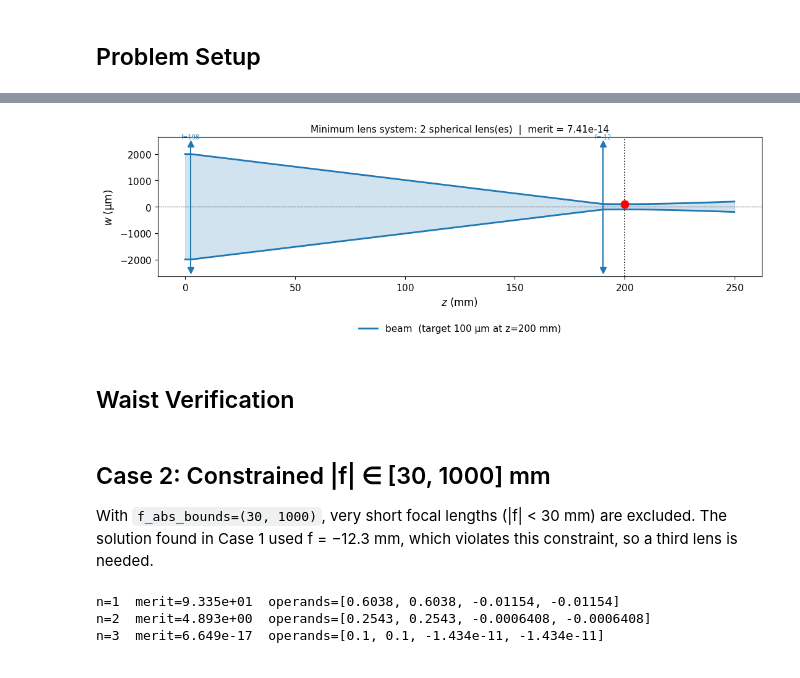
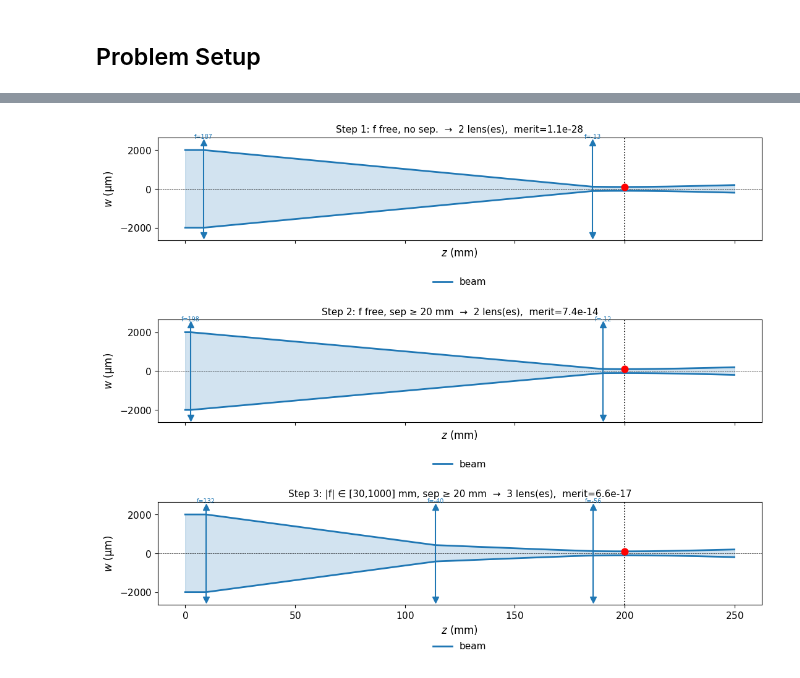
Before and after one commit to akihiko-shimura/gbeampro, a Jupyter notebook: gbeampro/examples/minimum_lens_system.ipynb, the cells around one changed output, grey strips where cells are left out. Drawn from its saved outputs; the diff is of its cells as text; code cells hidden in the pictures.

```diff
--- a/gbeampro/examples/minimum_lens_system.ipynb
+++ b/gbeampro/examples/minimum_lens_system.ipynb
@@ -134,0 +216,13 @@ Operand summary:
+# %%
+print(f"{'Step':<6}  {'Constraint':<42}  {'N':>4}  {'merit':>10}")
+print('-' * 68)
+for step, desc, n, res in [
+    ('1', 'f ∈ (−10000, 10000), no sep.',       n1, r1),
+    ('2', 'f ∈ (−10000, 10000), sep ≥ 20 mm',  n2, r2),
+    ('3', '|f| ∈ [30, 1000] mm, sep ≥ 20 mm',  n3, r3),
+]:
+    print(f'{step:<6}  {desc:<42}  {n:>4}  {res.merit:>10.2e}')
+
+print()
+print('Step 3 (most realistic) system:')
+print(sx3.summary(beam))
@@ -135,37 +247,19 @@ Operand summary:
 # %%
-# Build system extended past z_target to visualize the waist
 Z_END = Z_TARGET + 50
-sx, sy = build_xy_systems(beam, result.specs, Z_END)
-traj = sx.trace(beam, dz=0.5)
+fig, axes = plt.subplots(3, 1, figsize=(11, 9), sharex=True)
 
-fig, ax = plt.subplots(figsize=(11, 4))
-gplot.plot_system(sx, traj, ax, label=f'beam  (target {W_TARGET*1e3:.0f} µm at z={Z_TARGET:.0f} mm)')
-ax.axvline(Z_TARGET, color='k', ls=':', lw=1.2, label=f'z = {Z_TARGET:.0f} mm')
-ax.scatter([Z_TARGET], [W_TARGET * 1e3], color='r', zorder=6, s=80, label='target waist')
-ax.set_title(f'Minimum lens system: {n_min} spherical lens(es)  |  merit = {result.merit:.2e}')
+for ax, (res, n, label) in zip(axes, [
+    (r1, n1, 'Step 1: f free, no sep.'),
+    (r2, n2, 'Step 2: f free, sep ≥ 20 mm'),
+    (r3, n3, 'Step 3: |f| ∈ [30,1000] mm, sep ≥ 20 mm'),
+]):
+    sx, _ = build_xy_systems(beam, res.specs, Z_END)
+    traj = sx.trace(beam, dz=0.5)
+    gplot.plot_system(sx, traj, ax, label='beam')
+    ax.axvline(Z_TARGET, color='k', ls=':', lw=1.2)
+    ax.scatter([Z_TARGET], [W_TARGET*1e3], color='r', zorder=6, s=60, label='target')
+    ax.set_title(f'{label}  →  {n} lens(es),  merit={res.merit:.1e}')
+
 plt.tight_layout()
 # %% [output]
-[figure, old version]
+[figure, new version]
-# %% [markdown]
-## Waist Verification
-# %% [markdown]
-## Case 2: Constrained |f| ∈ [30, 1000] mm
-
-With `f_abs_bounds=(30, 1000)`, very short focal lengths (|f| < 30 mm) are excluded.
-The solution found in Case 1 used f = −12.3 mm, which violates this constraint,
-so a third lens is needed.
-# %%
-result2, n_min2 = find_minimum_system(
-    beam, operands,
-    lens_type='spherical',
-    max_lenses=5,
-    merit_threshold=1e-3,
-    min_lens_sep_mm=20.0,
-    f_abs_bounds=(30, 1000),
-    algorithm='de',
-    verbose=True,
-)
-# %% [output]
-n=1  merit=9.335e+01  operands=[0.6038, 0.6038, -0.01154, -0.01154]
-n=2  merit=4.893e+00  operands=[0.2543, 0.2543, -0.0006408, -0.0006408]
-n=3  merit=6.649e-17  operands=[0.1, 0.1, -1.434e-11, -1.434e-11]
```
Also changed, not shown: parts of 23 cells of this notebook.
